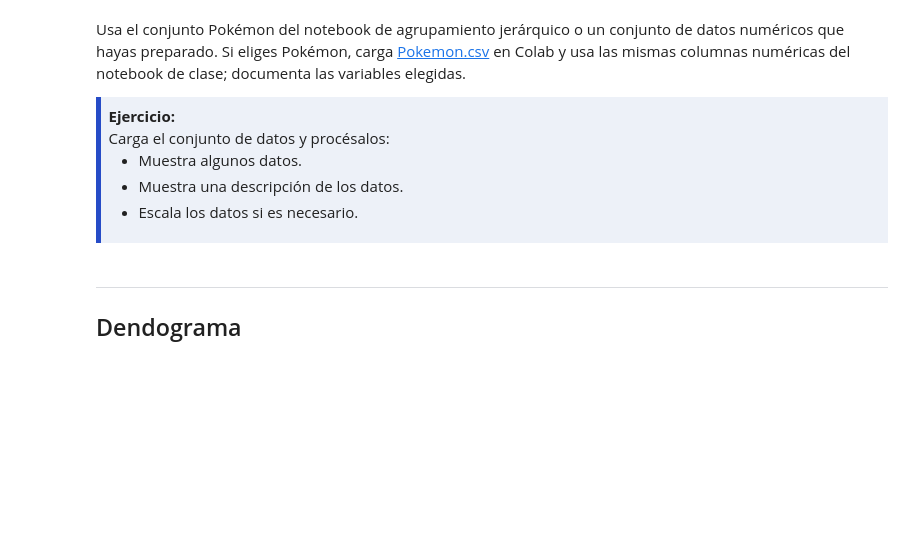
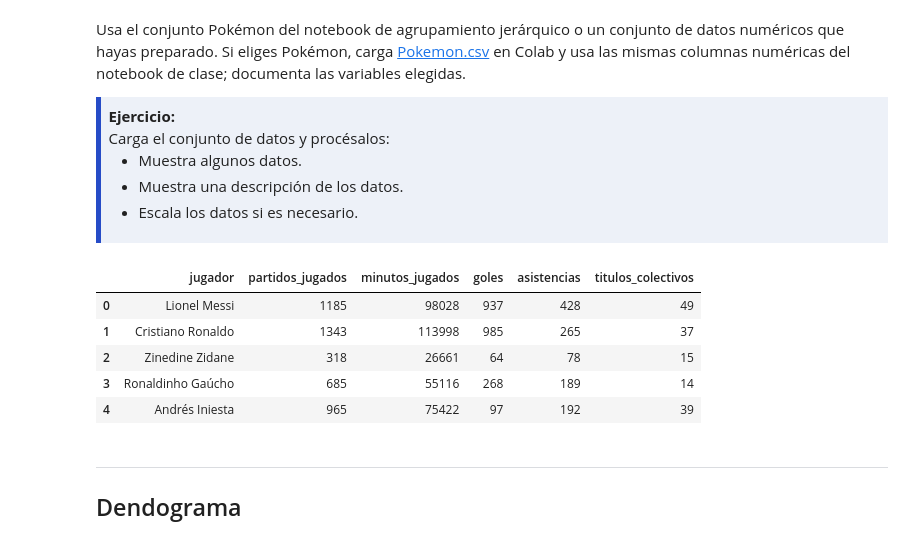
Before and after one commit to juanfercaicedo/AprendizajeAutomaticoInicial, a Jupyter notebook: Deber/03-Agrupamiento-Jerarquico.ipynb, the cells around one changed output. Drawn from its saved outputs; the diff is of its cells as text; code cells hidden in the pictures; blank space fills up the shorter version.

```diff
--- a/Deber/03-Agrupamiento-Jerarquico.ipynb
+++ b/Deber/03-Agrupamiento-Jerarquico.ipynb
@@ -61,12 +62,21 @@ Usa el conjunto Pokémon del notebook de agrupamiento jerárquico o un conjunto
 </div>
 # %%
 # Leer los datos
-data = pd.read_csv('https://raw.githubusercontent.com/andres-merino/AprendizajeAutomaticoInicial-05-N0105/refs/heads/main/2-Notebooks/datos/Pokemon.csv')
+url = 'https://raw.githubusercontent.com/juanfercaicedo/AprendizajeAutomaticoInicial/refs/heads/main/Dataset/futbollStats.csv'
+data = pd.read_csv(url)
+
 # Tomo las columnas de interés
-numeric_cols = ['Attack', 'Defense', 'Speed', 'Sp. Atk', 'Sp. Def', 'HP']
-data = data[['Name', *numeric_cols]]
+numeric_cols = ['partidos_jugados', 'minutos_jugados', 'goles', 'asistencias', 'titulos_colectivos']
+data = data[['jugador', *numeric_cols]]
 # Muestro los primeros registros
 display(data.head())
+# %% [output]
+|  | jugador | partidos_jugados | minutos_jugados | goles | asistencias | titulos_colectivos |
+| 0 | Lionel Messi | 1185 | 98028 | 937 | 428 | 49 |
+| 1 | Cristiano Ronaldo | 1343 | 113998 | 985 | 265 | 37 |
+| 2 | Zinedine Zidane | 318 | 26661 | 64 | 78 | 15 |
+| 3 | Ronaldinho Gaúcho | 685 | 55116 | 268 | 189 | 14 |
+| 4 | Andrés Iniesta | 965 | 75422 | 97 | 192 | 39 |
 # %% [markdown]
 ---
 ## <font color='264CC7'> Dendograma </font>
```
Also changed, not shown: parts of 4 cells of this notebook.
